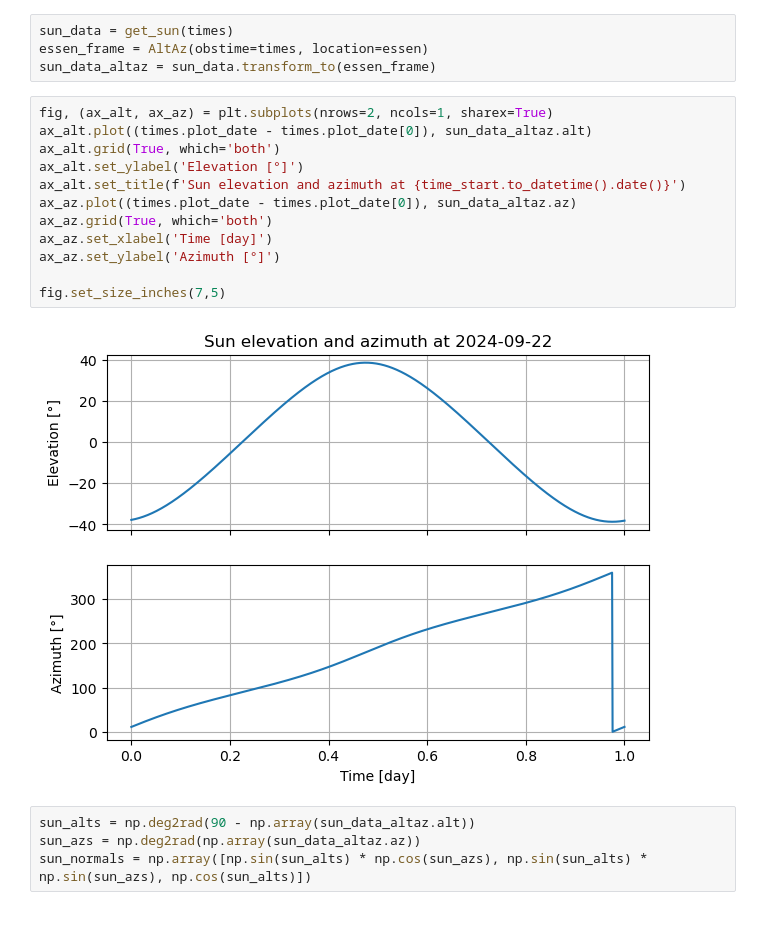
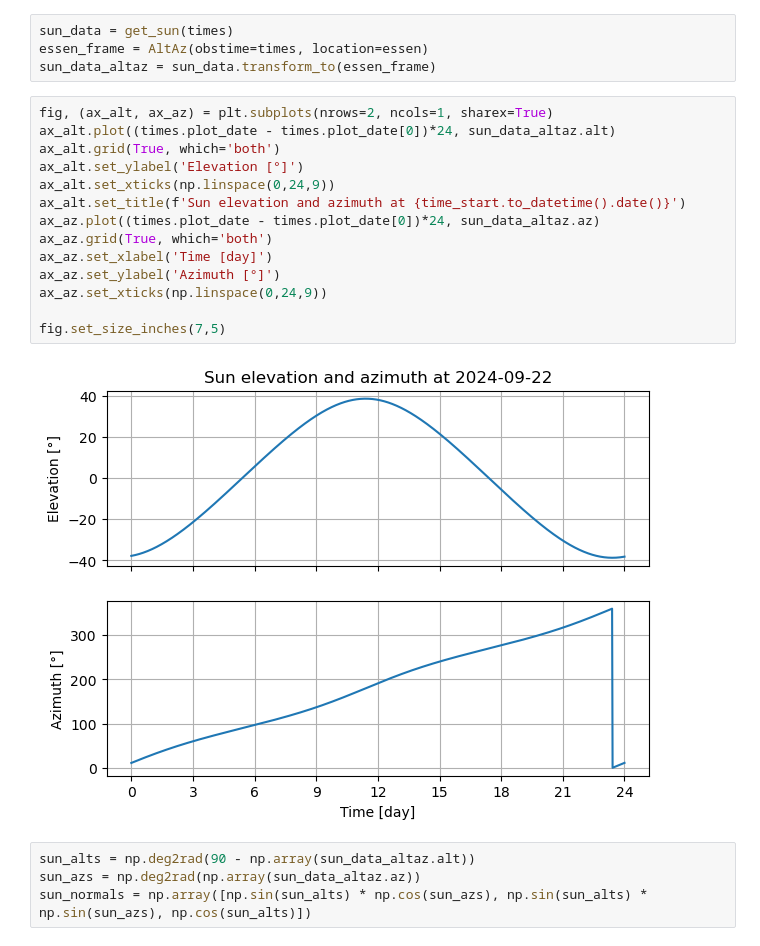
Before and after one commit to LMerbecks/PV-Power-Matching, a Jupyter notebook: src/helper_notebook.ipynb, the cells around one changed output. Cells and saved outputs as stored; diff of their text form.

```diff
--- a/src/helper_notebook.ipynb
+++ b/src/helper_notebook.ipynb
@@ -61,18 +61,20 @@ essen_frame = AltAz(obstime=times, location=essen)
 sun_data_altaz = sun_data.transform_to(essen_frame)
 # %%
 fig, (ax_alt, ax_az) = plt.subplots(nrows=2, ncols=1, sharex=True)
-ax_alt.plot((times.plot_date - times.plot_date[0]), sun_data_altaz.alt)
+ax_alt.plot((times.plot_date - times.plot_date[0])*24, sun_data_altaz.alt)
 ax_alt.grid(True, which='both')
 ax_alt.set_ylabel('Elevation [°]')
+ax_alt.set_xticks(np.linspace(0,24,9))
 ax_alt.set_title(f'Sun elevation and azimuth at {time_start.to_datetime().date()}')
-ax_az.plot((times.plot_date - times.plot_date[0]), sun_data_altaz.az)
+ax_az.plot((times.plot_date - times.plot_date[0])*24, sun_data_altaz.az)
 ax_az.grid(True, which='both')
 ax_az.set_xlabel('Time [day]')
 ax_az.set_ylabel('Azimuth [°]')
+ax_az.set_xticks(np.linspace(0,24,9))
 
 fig.set_size_inches(7,5)
 # %% [output]
-[figure, old version]
+[figure, new version]
 # %%
 sun_alts = np.deg2rad(90 - np.array(sun_data_altaz.alt))
 sun_azs = np.deg2rad(np.array(sun_data_altaz.az))
```
Also changed, not shown: parts of 13 cells of this notebook.
